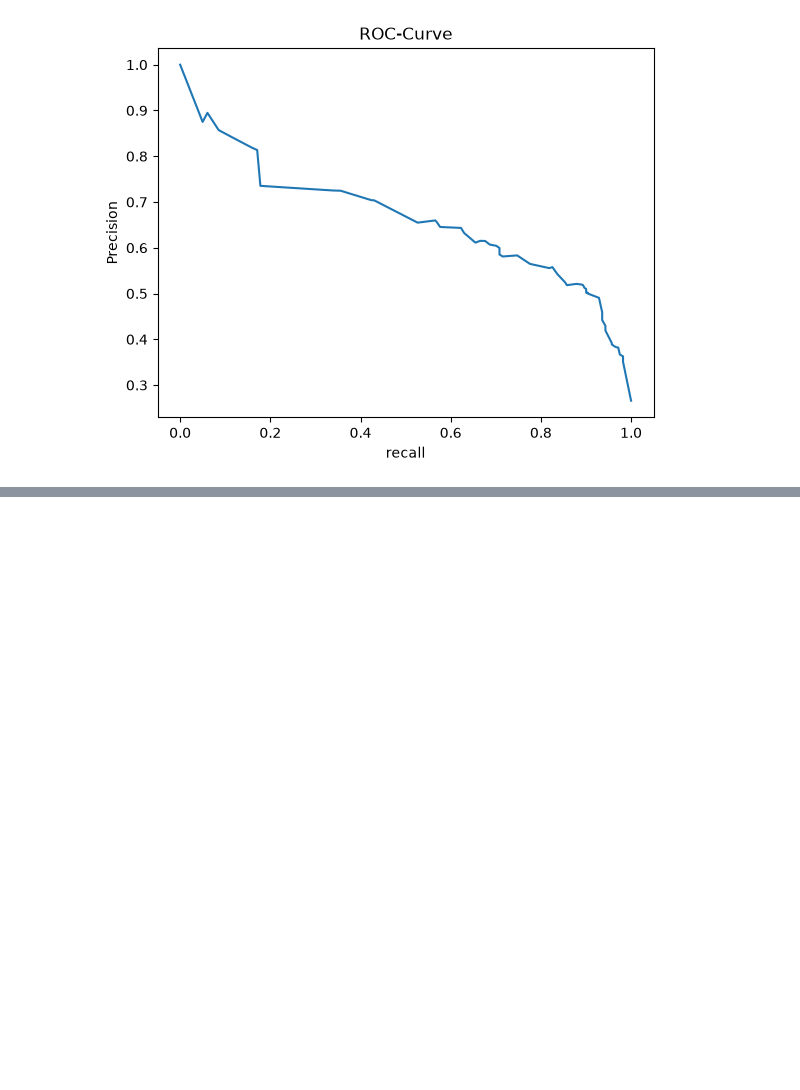
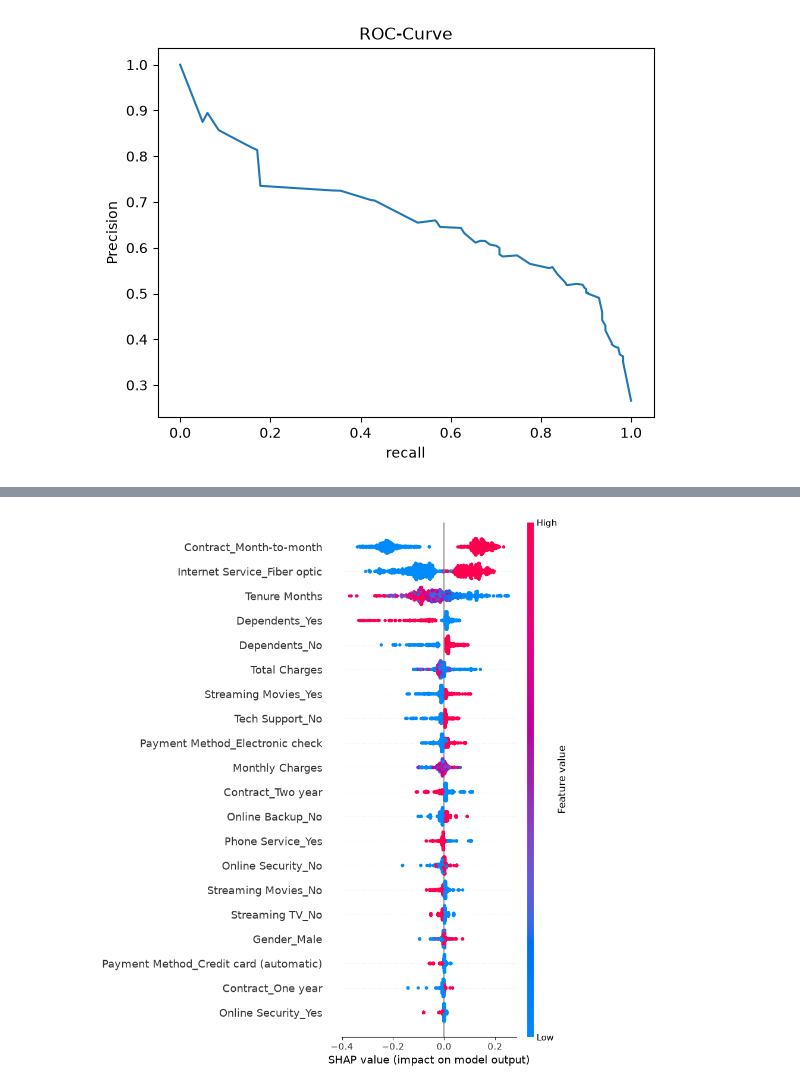
Before and after one commit to EressaMuluken/Customer-Churn-Prediction-Analytics-Dashboard, a Jupyter notebook: notebooks/Data_analysis.ipynb, the cells around one changed output, grey strips where cells are left out. Saved outputs shown, nothing was run; the diff lists cells and outputs as text; code cells hidden in the pictures; blank space fills up the shorter version.

Commit message:
add shap and feature importance

```diff
--- a/notebooks/Data_analysis.ipynb
+++ b/notebooks/Data_analysis.ipynb
@@ -743,0 +746,10 @@ plt.show()
+# %%
+tree_model = model.named_steps['model']
+feature_values = tree_model.feature_importances_
+tree_model_feature_names = model.named_steps['preprocessor'].get_feature_names_out()
+feature_importance = pd.DataFrame({
+  "names": tree_model_feature_names,
+  "value (%)": feature_values * 100
+})
+feature_importance['names']=feature_importance['names'].astype(str).str.replace('numeric__','').str.replace('categorical__','')
+print(feature_importance)
@@ -743,0 +776,5 @@ plt.show()
+# %%
+preprocessor = pipeline.named_steps['preprocessor']
+x_train_trans = preprocessor.transform(X_train)
+x_test_trans = preprocessor.transform(X_test)
+x_train_trans.shape, X_train.shape, x_test_trans.shape, X_test.shape
@@ -743,0 +783,5 @@ plt.show()
+# %%
+explaliner = shap.TreeExplainer(tree_model)
+shap_values = explaliner.shap_values(x_test_trans)
+shap_values_churn = shap_values[:,:,1]
+shap_values_churn.shape
@@ -743,0 +883,8 @@ plt.show()
+# %%
+shap.summary_plot(
+    shap_values_churn,
+    x_test_trans,
+    feature_names=feature_importance['names']
+)
+# %% [output]
+[figure, added]
```
Also changed, not shown: parts of 10 cells of this notebook.
